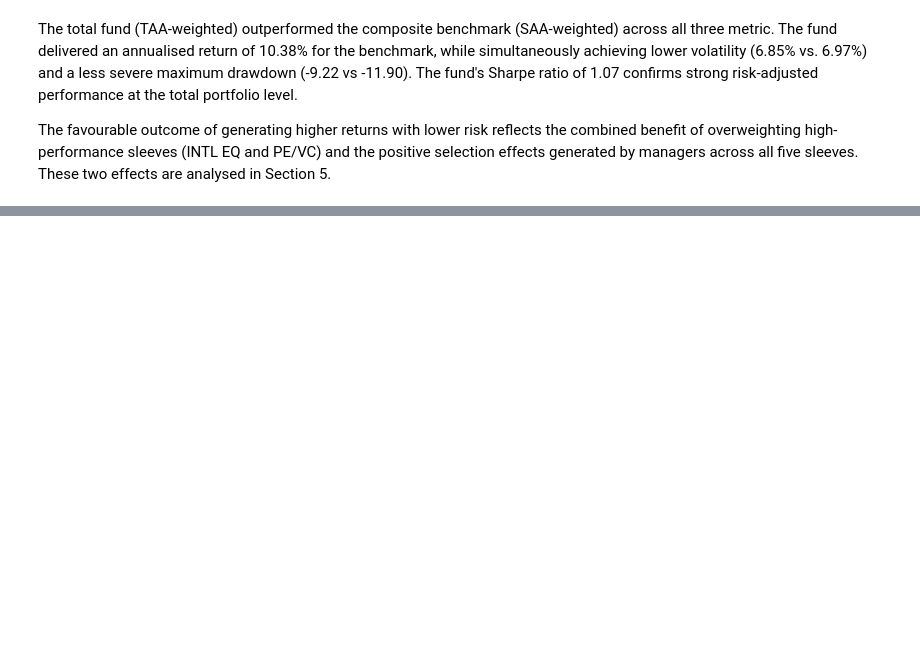
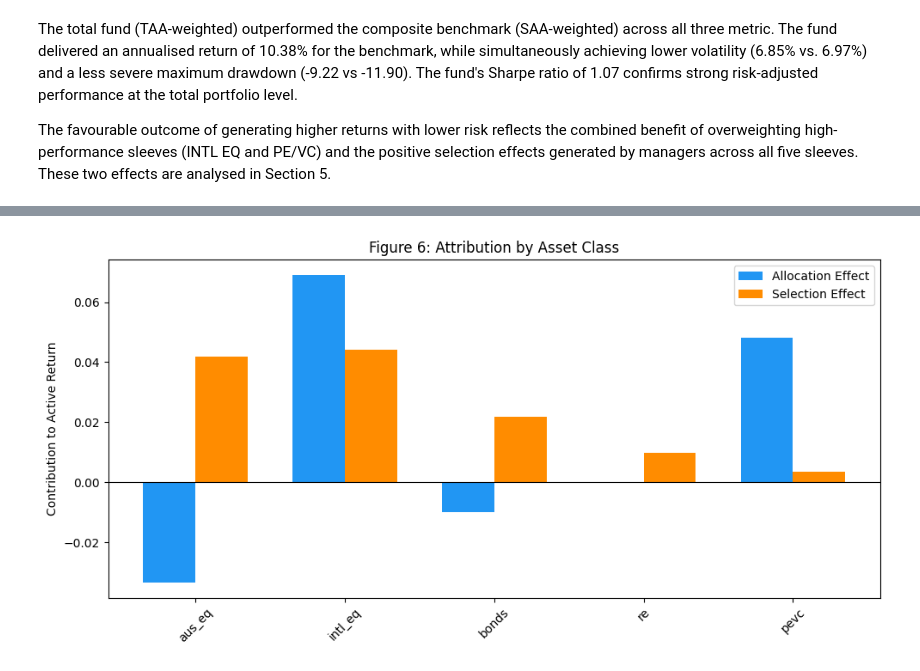
Before and after one commit to afperry2/FINM3422-Group-8-Task-2, a Jupyter notebook: notebook/multi-asset_portfolio_performance_report.ipynb, the cells around one changed output, grey strips where cells are left out. Cells and saved outputs as stored; diff of their text form; code cells hidden in the pictures; blank space fills up the shorter version.

Commit message:
Add attribution module with monthly and Brinson attribution functions

```diff
--- a/notebook/multi-asset_portfolio_performance_report.ipynb
+++ b/notebook/multi-asset_portfolio_performance_report.ipynb
@@ -48,7 +49,7 @@ ImportError: cannot import name 'brinson_attribution' from 'attribution' (/Users
 ### 2.2 Parameters and Paths
 # %%
 # Base path to data folder
-BASE_path = "/Users/ameliaperry/Desktop/BAFE/FINM3422/python case/FINM3422-Group-8-Task-2-1/data/"
+BASE_path = "/Users/gabby/Desktop/UNI/S1 2026/FINM3422/Task 2/FINM3422-Group-8-Task-2/data"
 
 # TAA and SAA weights loaded from data_loader
 taa_weights = pd.Series(TAA_WEIGHTS)
@@ -206,0 +301,4 @@ The favourable outcome of generating higher returns with lower risk reflects the
+# %%
+df_attrib = brinson_attribution(df_managers, df_benchmarks, taa_weights, saa_weights)
+print("Table 7: Brinson Attribution — Full Sample")
+display(df_attrib.map(lambda x: f"{x:.2%}"))
@@ -206,0 +324,4 @@ The favourable outcome of generating higher returns with lower risk reflects the
+# %%
+plot_attribution(df_attrib[df_attrib.index != "Total"])
+# %% [output]
+[figure, added]
```
Also changed, not shown: parts of 21 cells of this notebook, 1 other file.
